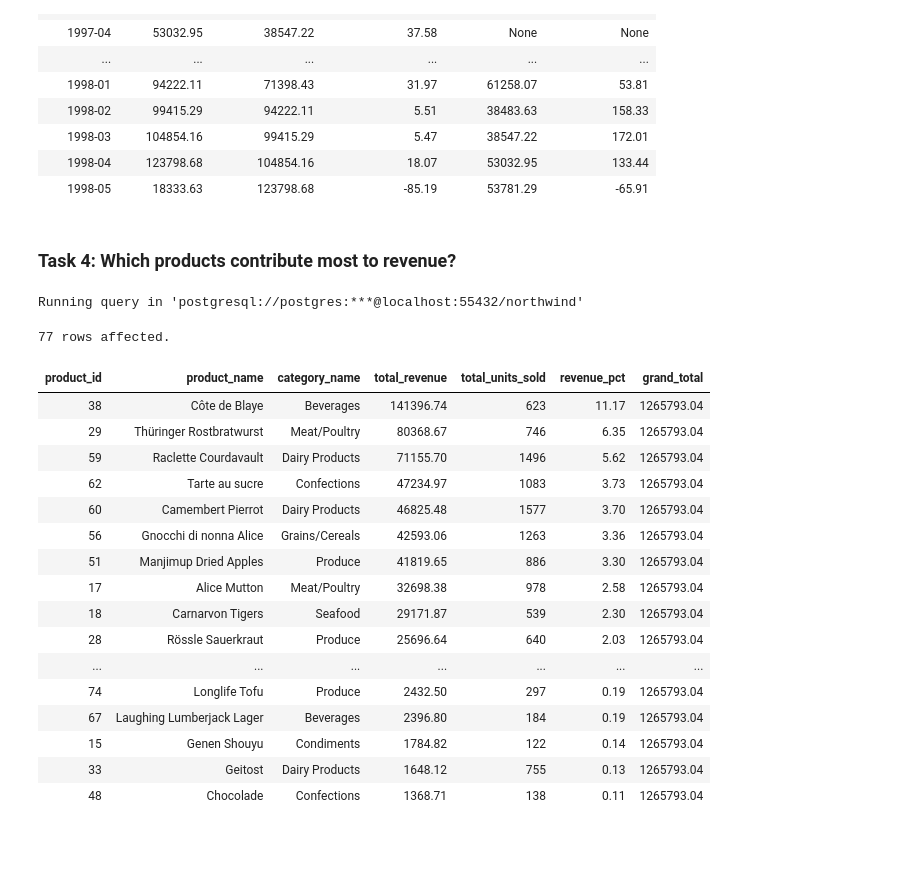
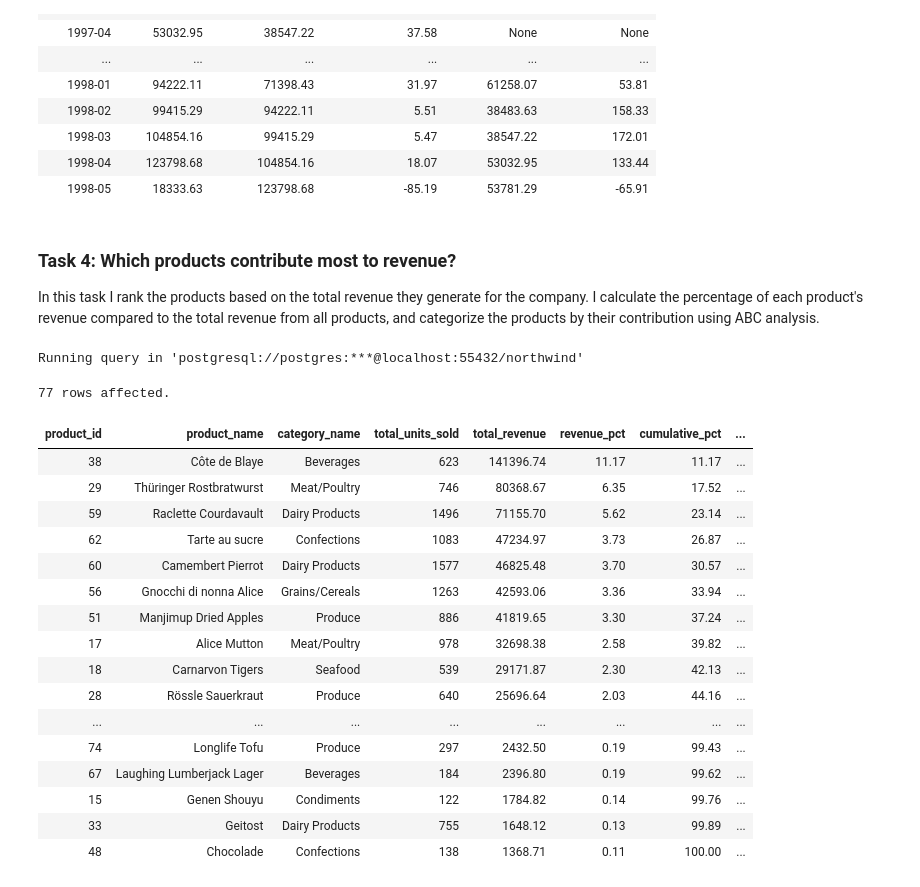
Before and after one commit to seckinadali/northwind-sql-analytics, a Jupyter notebook: northwind_queries.ipynb, the cells around one changed output. Cells and saved outputs as stored; diff of their text form; code cells hidden in the pictures; blank space fills up the shorter version.

Commit message:
Add ABC analysis using cumulative percentages to task 4 in northwind_queries

```diff
--- a/northwind_queries.ipynb
+++ b/northwind_queries.ipynb
@@ -218,51 +219,74 @@ Running query in 'postgresql://postgres:***@localhost:55432/northwind'
 | 1998-03 | 104854.16 | 99415.29 | 5.47 | 38547.22 | 172.01 |
 | 1998-04 | 123798.68 | 104854.16 | 18.07 | 53032.95 | 133.44 |
 | 1998-05 | 18333.63 | 123798.68 | -85.19 | 53781.29 | -65.91 |
-# %% [markdown]
-### Task 4: Which products contribute most to revenue?
+# %% [markdown]
+<a id='section4'></a>
+### Task 4: Which products contribute most to revenue?
+
+In this task I rank the products based on the total revenue they generate for the company. I calculate the percentage of each product's revenue compared to the total revenue from all products, and categorize the products by their contribution using ABC analysis.
 # %%
 %%sql
 WITH product_sales AS (
     SELECT
         p.product_id,
         p.product_name,
         c.category_name,
+        SUM(od.quantity) AS total_units_sold,
         ROUND(
             SUM(od.unit_price * (1 - od.discount) * od.quantity)::DECIMAL,
-            2) AS total_revenue,
-        SUM(od.quantity) AS total_units_sold
+            2) AS total_revenue
     FROM products p
     JOIN categories c ON p.category_id = c.category_id
     JOIN order_details od ON p.product_id = od.product_id
     GROUP BY p.product_id, p.product_name, c.category_name
+),
+revenue_summary AS (
+    SELECT
+        product_id,
+        product_name,
+        category_name,
+        total_units_sold,
+        total_revenue,
+        ROUND(100 * total_revenue / SUM(total_revenue) OVER (), 2) AS revenue_pct,
+        SUM(total_revenue) OVER (
+                ORDER BY total_revenue DESC
+                ROWS UNBOUNDED PRECEDING
+            ) AS running_total,
+        SUM(total_revenue) OVER () AS grand_total
+    FROM product_sales
 )
 SELECT
     product_id,
     product_name,
     category_name,
+    total_units_sold,
     total_revenue,
-    total_units_sold,
-    ROUND(100 * total_revenue / SUM(total_revenue) OVER (), 2) AS revenue_pct,
-    SUM(total_revenue) OVER () AS grand_total
-FROM product_sales
+    revenue_pct,
+    ROUND(100 * running_total / grand_total, 2) AS cumulative_pct,
+    CASE
+        WHEN 100 * running_total / grand_total <= 75 THEN 'A (Top 70)'
+        WHEN 100 * running_total / grand_total <= 95 THEN 'B (Top 95)'
+        ELSE 'C (Bottom 5)'
+    END AS abc_category
+FROM revenue_summary
 ORDER BY total_revenue DESC;
 # %% [output]
 Running query in 'postgresql://postgres:***@localhost:55432/northwind'
 77 rows affected.
-| product_id | product_name | category_name | total_revenue | total_units_sold | revenue_pct | grand_total |
-| 38 | Côte de Blaye | Beverages | 141396.74 | 623 | 11.17 | 1265793.04 |
-| 29 | Thüringer Rostbratwurst | Meat/Poultry | 80368.67 | 746 | 6.35 | 1265793.04 |
-| 59 | Raclette Courdavault | Dairy Products | 71155.70 | 1496 | 5.62 | 1265793.04 |
-| 62 | Tarte au sucre | Confections | 47234.97 | 1083 | 3.73 | 1265793.04 |
-| 60 | Camembert Pierrot | Dairy Products | 46825.48 | 1577 | 3.70 | 1265793.04 |
-| 56 | Gnocchi di nonna Alice | Grains/Cereals | 42593.06 | 1263 | 3.36 | 1265793.04 |
-| 51 | Manjimup Dried Apples | Produce | 41819.65 | 886 | 3.30 | 1265793.04 |
-| 17 | Alice Mutton | Meat/Poultry | 32698.38 | 978 | 2.58 | 1265793.04 |
-| 18 | Carnarvon Tigers | Seafood | 29171.87 | 539 | 2.30 | 1265793.04 |
-| 28 | Rössle Sauerkraut | Produce | 25696.64 | 640 | 2.03 | 1265793.04 |
-| ... | ... | ... | ... | ... | ... | ... |
-| 74 | Longlife Tofu | Produce | 2432.50 | 297 | 0.19 | 1265793.04 |
-| 67 | Laughing Lumberjack Lager | Beverages | 2396.80 | 184 | 0.19 | 1265793.04 |
-| 15 | Genen Shouyu | Condiments | 1784.82 | 122 | 0.14 | 1265793.04 |
-| 33 | Geitost | Dairy Products | 1648.12 | 755 | 0.13 | 1265793.04 |
-| 48 | Chocolade | Confections | 1368.71 | 138 | 0.11 | 1265793.04 |
+| product_id | product_name | category_name | total_units_sold | total_revenue | revenue_pct | cumulative_pct | ... |
+| 38 | Côte de Blaye | Beverages | 623 | 141396.74 | 11.17 | 11.17 | ... |
+| 29 | Thüringer Rostbratwurst | Meat/Poultry | 746 | 80368.67 | 6.35 | 17.52 | ... |
+| 59 | Raclette Courdavault | Dairy Products | 1496 | 71155.70 | 5.62 | 23.14 | ... |
+| 62 | Tarte au sucre | Confections | 1083 | 47234.97 | 3.73 | 26.87 | ... |
+| 60 | Camembert Pierrot | Dairy Products | 1577 | 46825.48 | 3.70 | 30.57 | ... |
+| 56 | Gnocchi di nonna Alice | Grains/Cereals | 1263 | 42593.06 | 3.36 | 33.94 | ... |
+| 51 | Manjimup Dried Apples | Produce | 886 | 41819.65 | 3.30 | 37.24 | ... |
+| 17 | Alice Mutton | Meat/Poultry | 978 | 32698.38 | 2.58 | 39.82 | ... |
+| 18 | Carnarvon Tigers | Seafood | 539 | 29171.87 | 2.30 | 42.13 | ... |
+| 28 | Rössle Sauerkraut | Produce | 640 | 25696.64 | 2.03 | 44.16 | ... |
+| ... | ... | ... | ... | ... | ... | ... | ... |
+| 74 | Longlife Tofu | Produce | 297 | 2432.50 | 0.19 | 99.43 | ... |
+| 67 | Laughing Lumberjack Lager | Beverages | 184 | 2396.80 | 0.19 | 99.62 | ... |
+| 15 | Genen Shouyu | Condiments | 122 | 1784.82 | 0.14 | 99.76 | ... |
+| 33 | Geitost | Dairy Products | 755 | 1648.12 | 0.13 | 99.89 | ... |
+| 48 | Chocolade | Confections | 138 | 1368.71 | 0.11 | 100.00 | ... |
```
Also changed, not shown: parts of 1 cell of this notebook.
